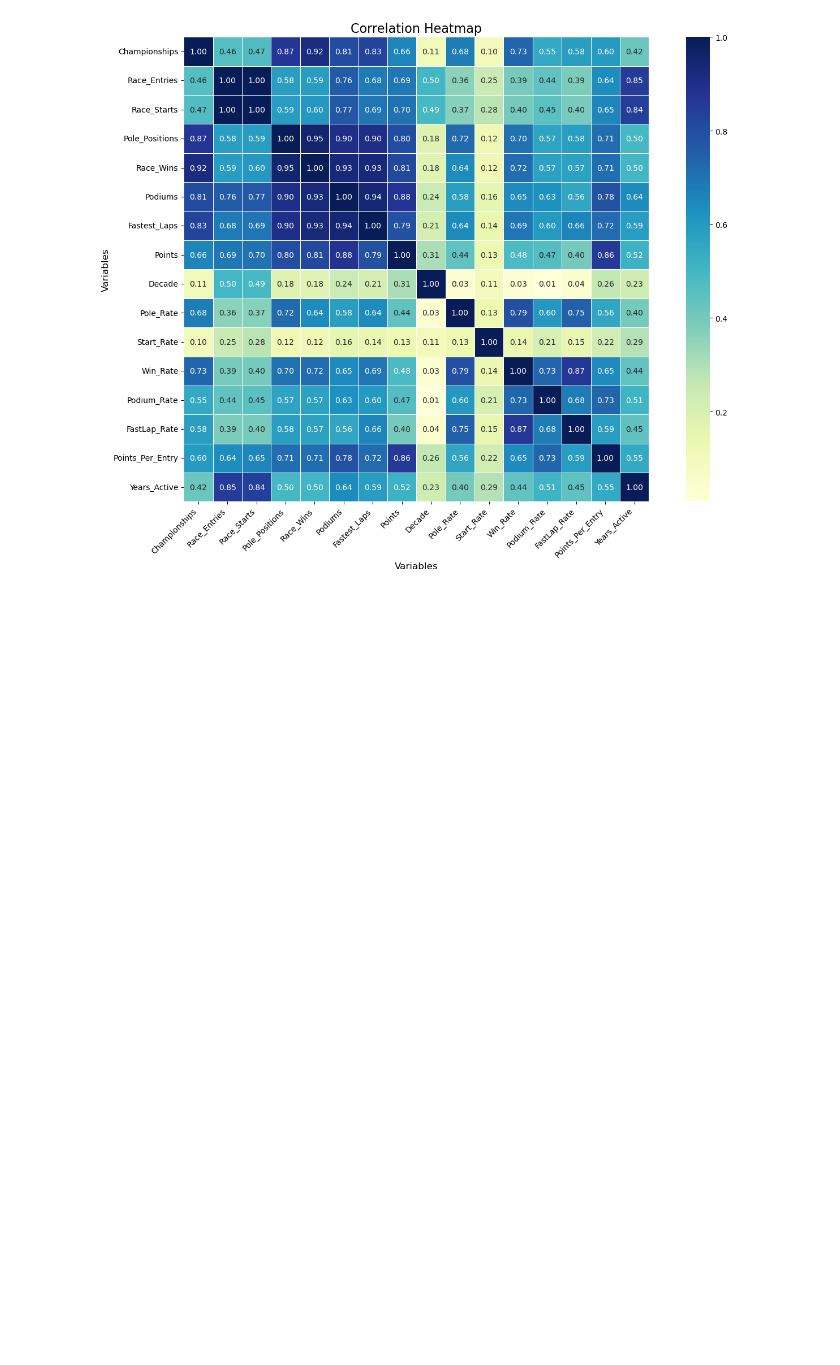
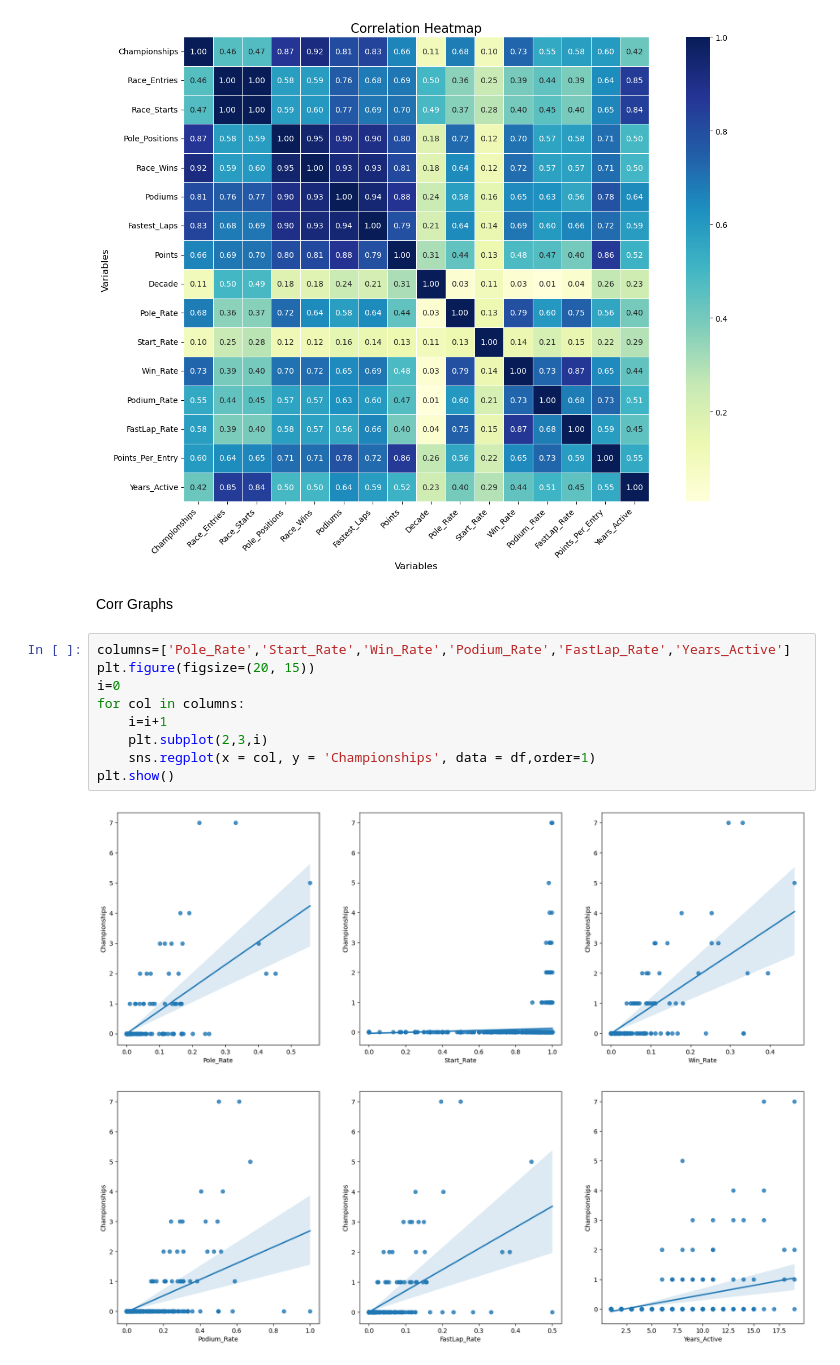
Before and after one commit to p4rz1v4l26/F1-Analysis, a Jupyter notebook: index.ipynb, the cells around one changed output. Drawn from its saved outputs; the diff is of its cells as text; blank space fills up the shorter version.

Commit message:
feature graphs

```diff
--- a/index.ipynb
+++ b/index.ipynb
@@ -259,3 +259,16 @@ FastLap_Rate              0.592705      0.445144
 Points_Per_Entry          1.000000      0.549442
 Years_Active              0.549442      1.000000
 [figure]
+# %% [markdown]
+Corr Graphs
+# %%
+columns=['Pole_Rate','Start_Rate','Win_Rate','Podium_Rate','FastLap_Rate','Years_Active']
+plt.figure(figsize=(20, 15))
+i=0
+for col in columns:
+    i=i+1
+    plt.subplot(2,3,i)
+    sns.regplot(x = col, y = 'Championships', data = df,order=1)
+plt.show()
+# %% [output]
+[figure, added]
```
Also changed, not shown: parts of 2 cells of this notebook, 2 other files.
